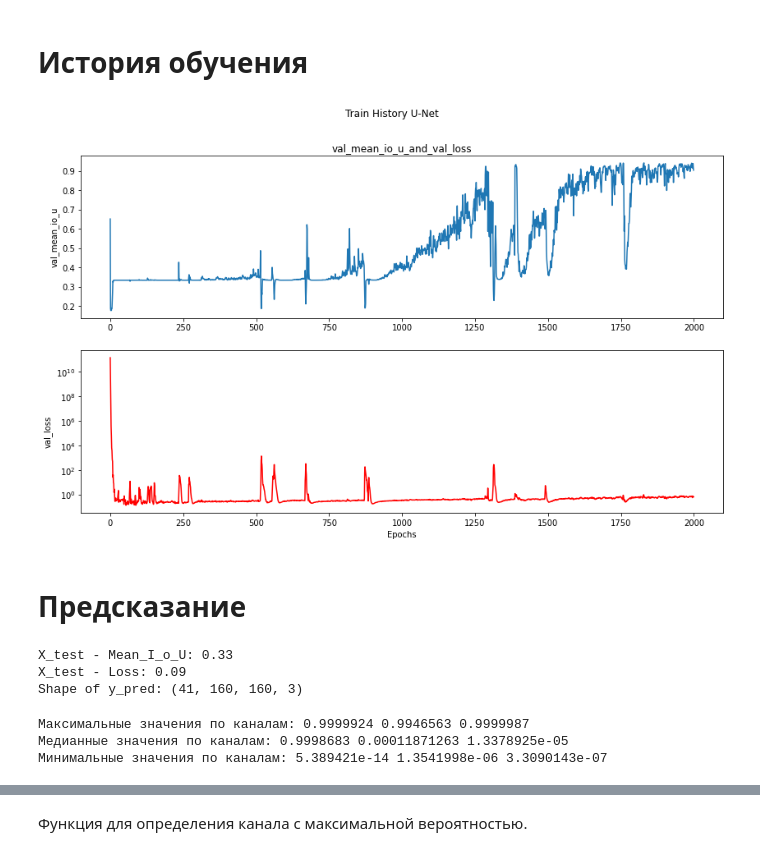
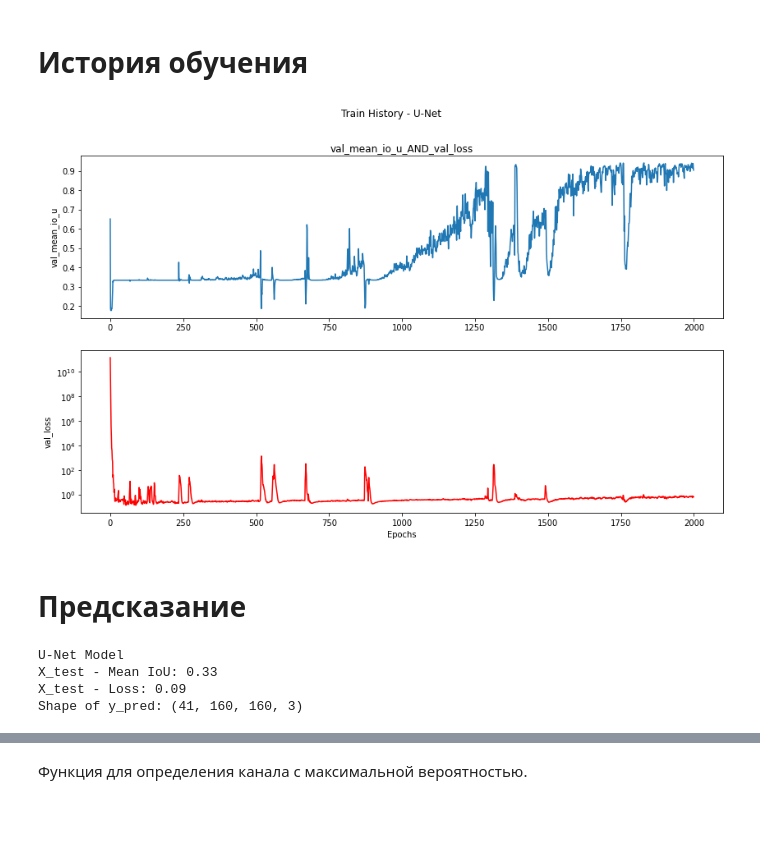
Before and after one commit to i-a-elkin/anode_defects_detection_CV, a Jupyter notebook: notebook1.ipynb, the cells around one changed output, grey strips where cells are left out. Drawn from its saved outputs; the diff is of its cells as text; code cells hidden in the pictures; blank space fills up the shorter version.

```diff
--- a/notebook1.ipynb
+++ b/notebook1.ipynb
@@ -426,53 +425,55 @@ ________________________________________________________________________________
 # %% [markdown]
 # История обучения
 # %%
-hist_unet_df = pd.read_csv(HISTORY_UNET)
+def show_history(hist_df, name):
+    fig, ax = plt.subplots(nrows=2, ncols=1, figsize=(14, 8))
 
-fig, ax = plt.subplots(nrows=2, ncols=1, figsize=(14, 8))
+    ax[0].plot(hist_df[hist_df.columns[-1]])
+    ax[0].set_title('_AND_'.join([hist_df.columns[-1], hist_df.columns[-2]]))
+    ax[0].set_ylabel(hist_df.columns[-1])
 
-ax[0].plot(hist_unet_df[hist_unet_df.columns[-1]])
-ax[0].set_title('_and_'.join([hist_unet_df.columns[-1], hist_unet_df.columns[-2]]))
-ax[0].set_ylabel(hist_unet_df.columns[-1])
+    ax[1].plot(hist_df[hist_df.columns[-2]], 'r')
+    ax[1].set_xlabel('Epochs')
+    ax[1].set_ylabel(hist_df.columns[-2])
+    ax[1].set_yscale('log')
 
-ax[1].plot(hist_unet_df[hist_unet_df.columns[-2]], 'r')
-ax[1].set_xlabel('Epochs')
-ax[1].set_ylabel(hist_unet_df.columns[-2])
-ax[1].set_yscale('log')
-
-plt.suptitle('Train History U-Net')
-plt.show()
+    plt.suptitle(' - '.join(['Train History', name]))
+    plt.show()
-# %% [output]
-[figure, removed]
+# %%
+hist_unet_df = pd.read_csv(HISTORY_UNET)
+show_history(hist_unet_df, 'U-Net')
+# %% [output]
+[figure, added]
 # %% [markdown]
 # Предсказание
 # %%
 best_unet = keras.models.load_model(MODEL_UNET)
 
-test_results = best_unet.evaluate(X_test, y_test, verbose=0)
-print('X_test - Mean_I_o_U:', round(test_results[1], 2))
-print('X_test - Loss:', round(test_results[0], 2))
+test_results_unet = best_unet.evaluate(X_test, y_test, verbose=0)
+print('U-Net Model')
+print('X_test - Mean IoU:', round(test_results_unet[1], 2))
+print('X_test - Loss:', round(test_results_unet[0], 2))
 
-y_prob = best_unet.predict(X_test, verbose=0)
-print('Shape of y_pred:', y_prob.shape)
+y_prob_unet = best_unet.predict(X_test, verbose=0)
+print('Shape of y_pred:', y_prob_unet.shape)
 # %% [output]
-X_test - Mean_I_o_U: 0.33
+U-Net Model
+X_test - Mean IoU: 0.33
 X_test - Loss: 0.09
 Shape of y_pred: (41, 160, 160, 3)
 # %%
-for i1, i2 in zip(['Максимальные значения по каналам:',
-                   'Медианные значения по каналам:',
-                   'Минимальные значения по каналам:'], range(3)):
-    if i2 > 0:
-        print()
-    print(i1, end=' ')
-    for j in range(3):
-        if i2 == 0:
-            print(np.max(y_prob[..., j]), end=' ')
-        elif i2 == 1:
-            print(np.median(y_prob[..., j]), end=' ')
-        elif i2 == 2:
-            print(np.min(y_prob[..., j]), end=' ')
+def proba_values(y_prob, name):
+    print(' '.join([name, 'Model']))
+    for i1, i2 in zip(['Максимальные значения по каналам:',
+                       'Медианные значения по каналам:',
+                       'Минимальные значения по каналам:'], range(3)):
+        if i2 > 0:
+            print()
+        print(i1, end=' ')
+        for j in range(3):
+            if i2 == 0:
+                print(np.max(y_prob[..., j]), end=' ')
+            elif i2 == 1:
+                print(np.median(y_prob[..., j]), end=' ')
+            elif i2 == 2:
+                print(np.min(y_prob[..., j]), end=' ')
-# %% [output]
-Максимальные значения по каналам: 0.9999924 0.9946563 0.9999987
-Медианные значения по каналам: 0.9998683 0.00011871263 1.3378925e-05
-Минимальные значения по каналам: 5.389421e-14 1.3541998e-06 3.3090143e-07
```
Also changed, not shown: parts of 9 cells of this notebook.
